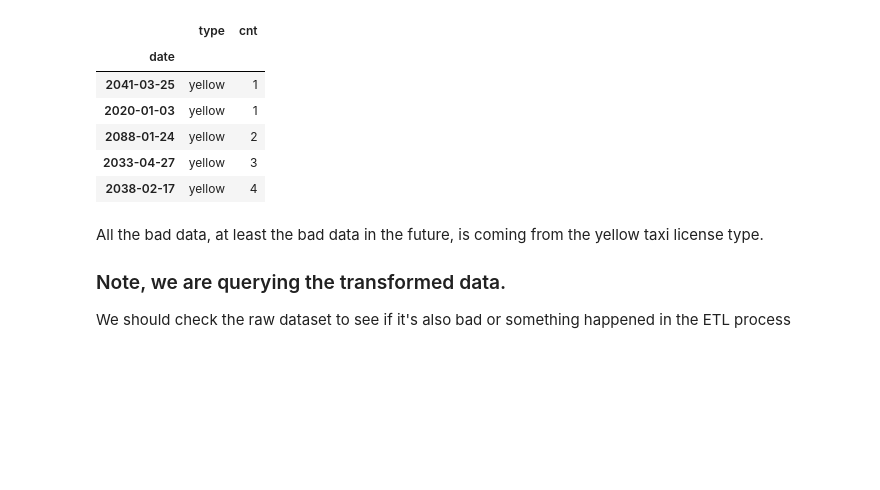
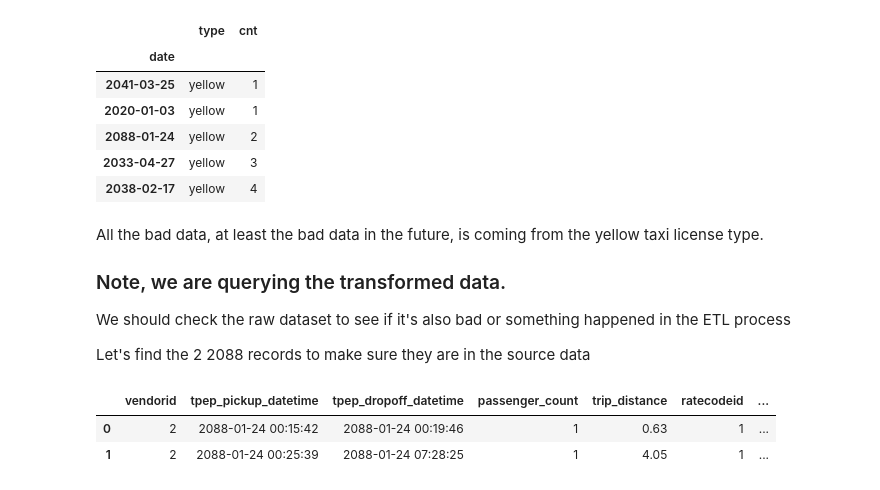
Before and after one commit to bsnively/sagemaker-workshops, a Jupyter notebook: 2019_reinvent/notebooks/DataDiscoveryAndConversation.ipynb, the cells around one changed output. Drawn from its saved outputs; the diff is of its cells as text; code cells hidden in the pictures; blank space fills up the shorter version.

```diff
--- a/2019_reinvent/notebooks/DataDiscoveryAndConversation.ipynb
+++ b/2019_reinvent/notebooks/DataDiscoveryAndConversation.ipynb
@@ -210,3 +209,11 @@ All the bad data, at least the bad data in the future, is coming from the yellow
 ### Note, we are querying the transformed data.
 
 We should check the raw dataset to see if it's also bad or something happened in the ETL process
+
+Let's find the 2 2088 records to make sure they are in the source data
+# %%
+pd.read_sql("select * from reinvent19.yellow where tpep_pickup_datetime like '2088%'", conn)
+# %% [output]
+|  | vendorid | tpep_pickup_datetime | tpep_dropoff_datetime | passenger_count | trip_distance | ratecodeid | ... |
+| 0 | 2 | 2088-01-24 00:15:42 | 2088-01-24 00:19:46 | 1 | 0.63 | 1 | ... |
+| 1 | 2 | 2088-01-24 00:25:39 | 2088-01-24 07:28:25 | 1 | 4.05 | 1 | ... |
```
Also changed, not shown: parts of 1 cell of this notebook.
